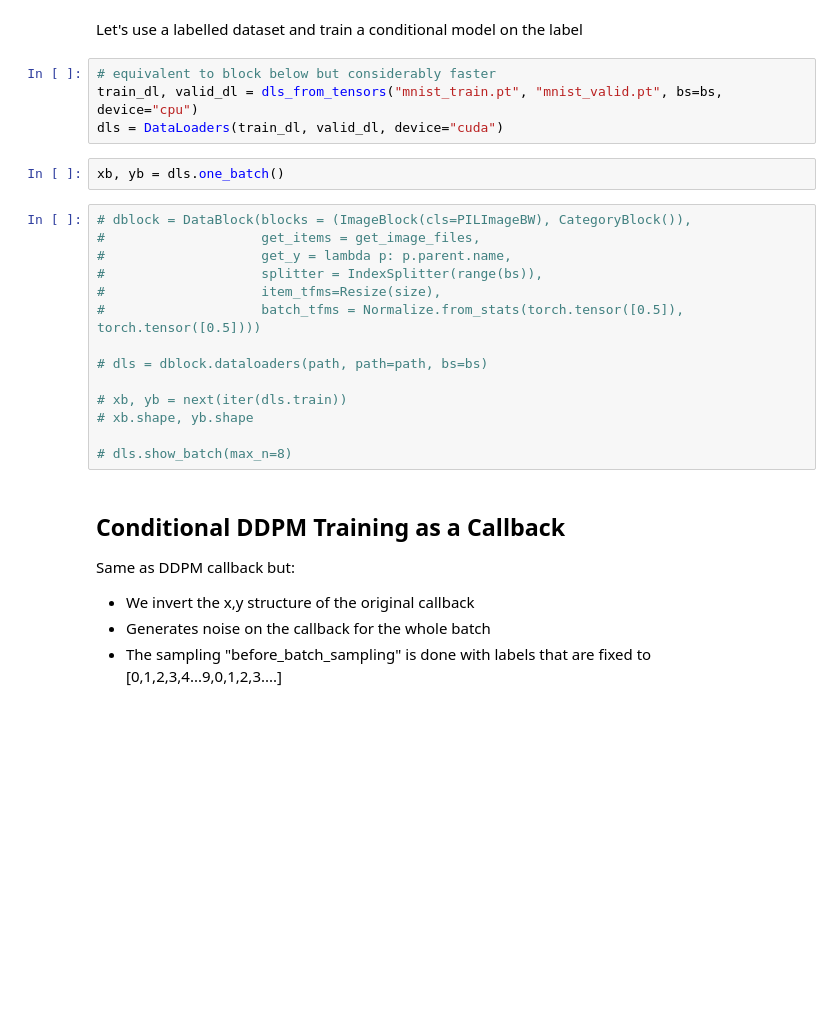
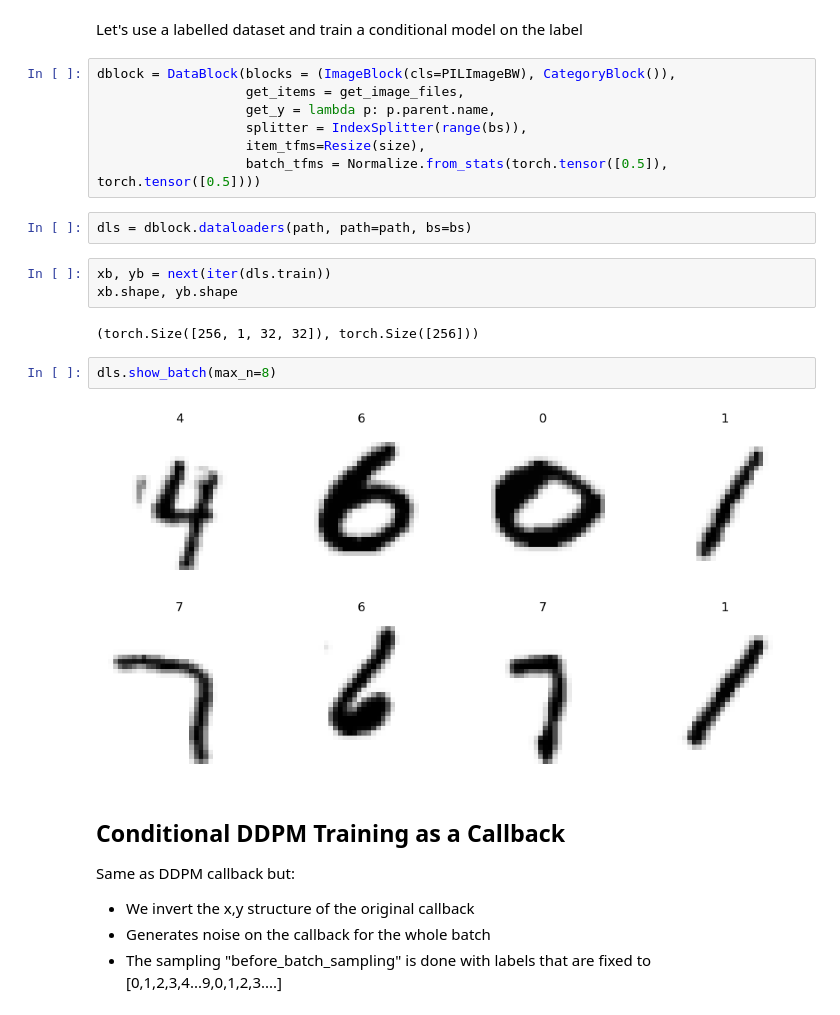
Before and after one commit to fastai/fastdiffusion, a Jupyter notebook: nbs/tcapelle/Diffusion_models_with_fastai_conditional.ipynb, the cells around one changed output. Saved outputs shown, nothing was run; the diff lists cells and outputs as text; blank space fills up the shorter version.

Commit message:
latest training with outputs

```diff
--- a/nbs/tcapelle/Diffusion_models_with_fastai_conditional.ipynb
+++ b/nbs/tcapelle/Diffusion_models_with_fastai_conditional.ipynb
@@ -35,26 +33,24 @@ We use the highly flexible DataBlock API in fastai to create our DataLoaders.
 ~~Note that we start with pure noise, generated with the obviously named `generate_noise` function.~~
 # %% [markdown]
 Let's use a labelled dataset and train a conditional model on the label
-# %%
-# equivalent to block below but considerably faster
-train_dl, valid_dl = dls_from_tensors("mnist_train.pt", "mnist_valid.pt", bs=bs, device="cpu")
-dls = DataLoaders(train_dl, valid_dl, device="cuda")
-# %%
-xb, yb = dls.one_batch()
 # %%
-# dblock = DataBlock(blocks = (ImageBlock(cls=PILImageBW), CategoryBlock()),
-#                    get_items = get_image_files,
-#                    get_y = lambda p: p.parent.name,
-#                    splitter = IndexSplitter(range(bs)),
-#                    item_tfms=Resize(size),
-#                    batch_tfms = Normalize.from_stats(torch.tensor([0.5]), torch.tensor([0.5])))
-
-# dls = dblock.dataloaders(path, path=path, bs=bs)
-
-# xb, yb = next(iter(dls.train))
-# xb.shape, yb.shape
-
-# dls.show_batch(max_n=8)
+dblock = DataBlock(blocks = (ImageBlock(cls=PILImageBW), CategoryBlock()),
+                   get_items = get_image_files,
+                   get_y = lambda p: p.parent.name,
+                   splitter = IndexSplitter(range(bs)),
+                   item_tfms=Resize(size),
+                   batch_tfms = Normalize.from_stats(torch.tensor([0.5]), torch.tensor([0.5])))
+# %%
+dls = dblock.dataloaders(path, path=path, bs=bs)
+# %%
+xb, yb = next(iter(dls.train))
+xb.shape, yb.shape
+# %% [output]
+(torch.Size([256, 1, 32, 32]), torch.Size([256]))
+# %%
+dls.show_batch(max_n=8)
+# %% [output]
+[figure, added]
 # %% [markdown]
 ## Conditional DDPM Training as a Callback
 
```
Also changed, not shown: parts of 16 cells of this notebook.
